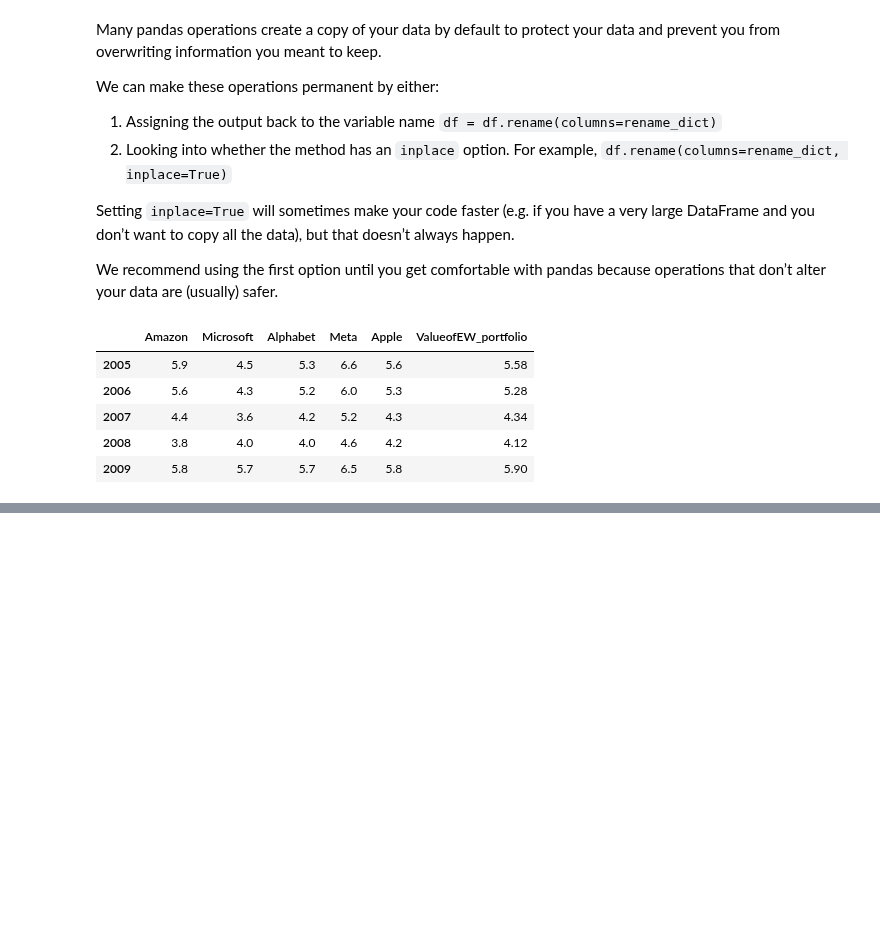
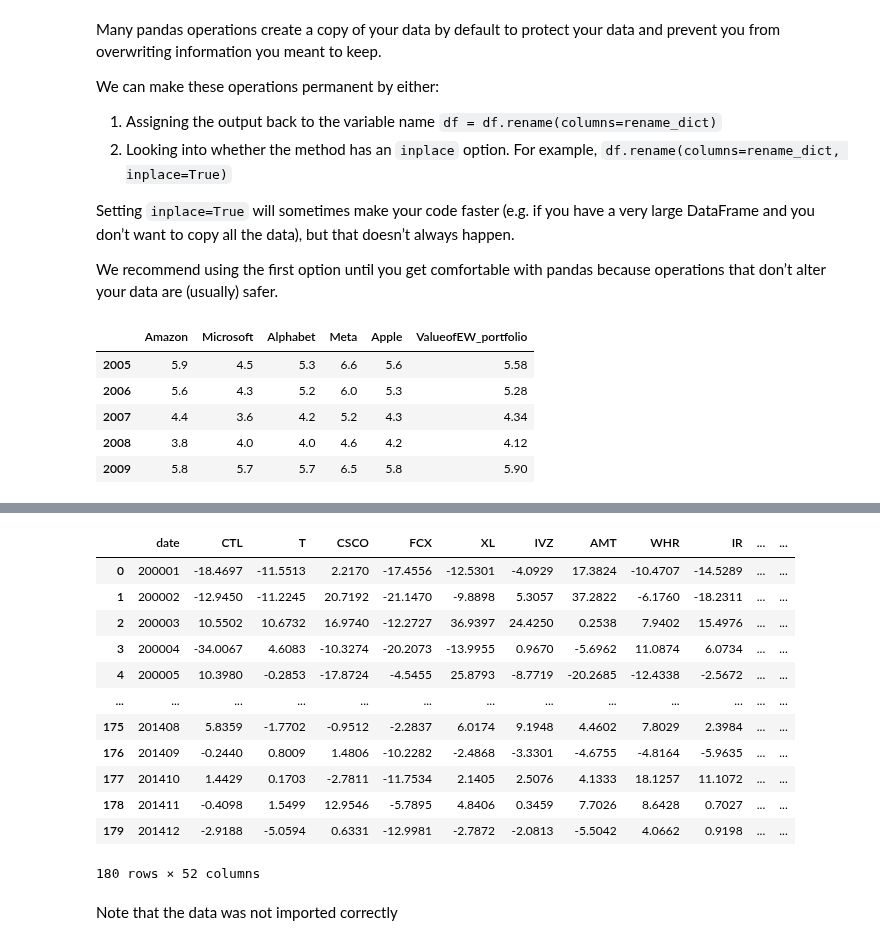
Before and after one commit to jdp9675/UG54, a Jupyter notebook: chapters/essentials/introtopandas.ipynb, the cells around one changed output, grey strips where cells are left out. Saved outputs shown, nothing was run; the diff lists cells and outputs as text; code cells hidden in the pictures; blank space fills up the shorter version.

```diff
--- a/chapters/essentials/introtopandas.ipynb
+++ b/chapters/essentials/introtopandas.ipynb
@@ -552,0 +563,20 @@ stock_prices.head()
+# %%
+url = "https://raw.githubusercontent.com/amoreira2/Fin418/main/assets/data/Retuns50stocks.csv"
+df_returns50 = pd.read_csv(url)
+df_returns50
+# %% [output]
+|  | date | CTL | T | CSCO | FCX | XL | IVZ | AMT | WHR | IR | ... | ... |
+| 0 | 200001 | -18.4697 | -11.5513 | 2.2170 | -17.4556 | -12.5301 | -4.0929 | 17.3824 | -10.4707 | -14.5289 | ... | ... |
+| 1 | 200002 | -12.9450 | -11.2245 | 20.7192 | -21.1470 | -9.8898 | 5.3057 | 37.2822 | -6.1760 | -18.2311 | ... | ... |
+| 2 | 200003 | 10.5502 | 10.6732 | 16.9740 | -12.2727 | 36.9397 | 24.4250 | 0.2538 | 7.9402 | 15.4976 | ... | ... |
+| 3 | 200004 | -34.0067 | 4.6083 | -10.3274 | -20.2073 | -13.9955 | 0.9670 | -5.6962 | 11.0874 | 6.0734 | ... | ... |
+| 4 | 200005 | 10.3980 | -0.2853 | -17.8724 | -4.5455 | 25.8793 | -8.7719 | -20.2685 | -12.4338 | -2.5672 | ... | ... |
+| ... | ... | ... | ... | ... | ... | ... | ... | ... | ... | ... | ... | ... |
+| 175 | 201408 | 5.8359 | -1.7702 | -0.9512 | -2.2837 | 6.0174 | 9.1948 | 4.4602 | 7.8029 | 2.3984 | ... | ... |
+| 176 | 201409 | -0.2440 | 0.8009 | 1.4806 | -10.2282 | -2.4868 | -3.3301 | -4.6755 | -4.8164 | -5.9635 | ... | ... |
+| 177 | 201410 | 1.4429 | 0.1703 | -2.7811 | -11.7534 | 2.1405 | 2.5076 | 4.1333 | 18.1257 | 11.1072 | ... | ... |
+| 178 | 201411 | -0.4098 | 1.5499 | 12.9546 | -5.7895 | 4.8406 | 0.3459 | 7.7026 | 8.6428 | 0.7027 | ... | ... |
+| 179 | 201412 | -2.9188 | -5.0594 | 0.6331 | -12.9981 | -2.7872 | -2.0813 | -5.5042 | 4.0662 | 0.9198 | ... | ... |
+180 rows × 52 columns
+# %% [markdown]
+Note that the data was not imported correctly
```
Also changed, not shown: parts of 21 cells of this notebook, 5 other files.
